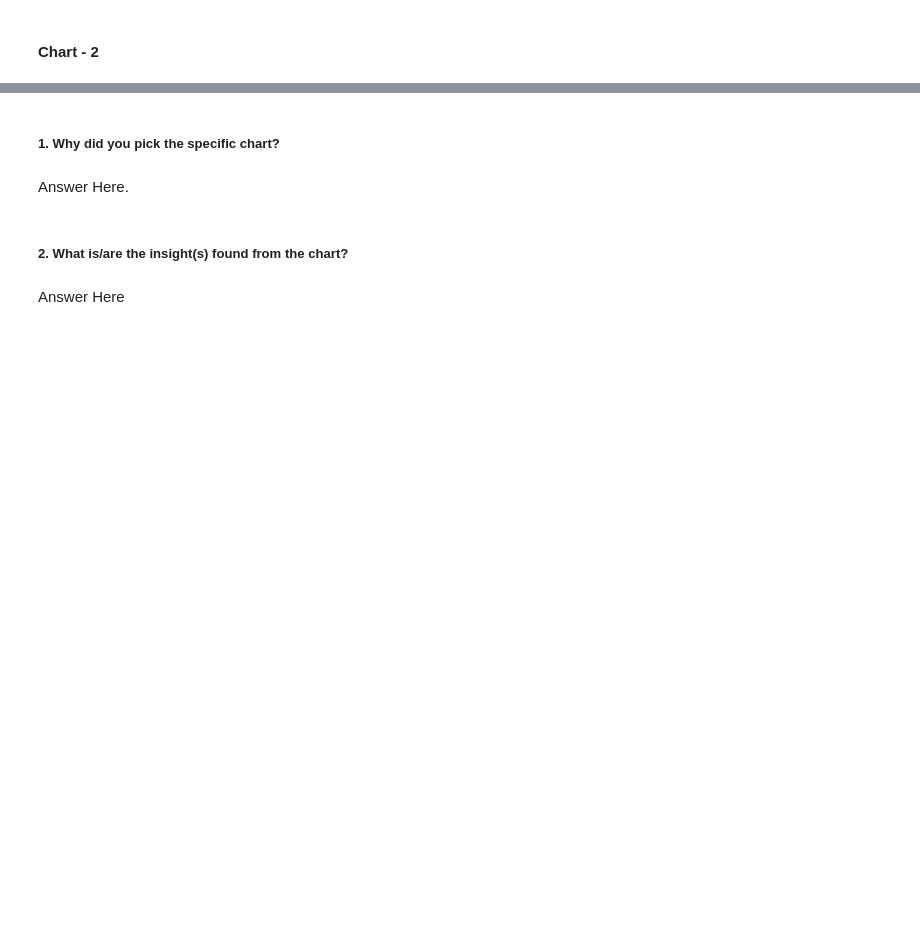
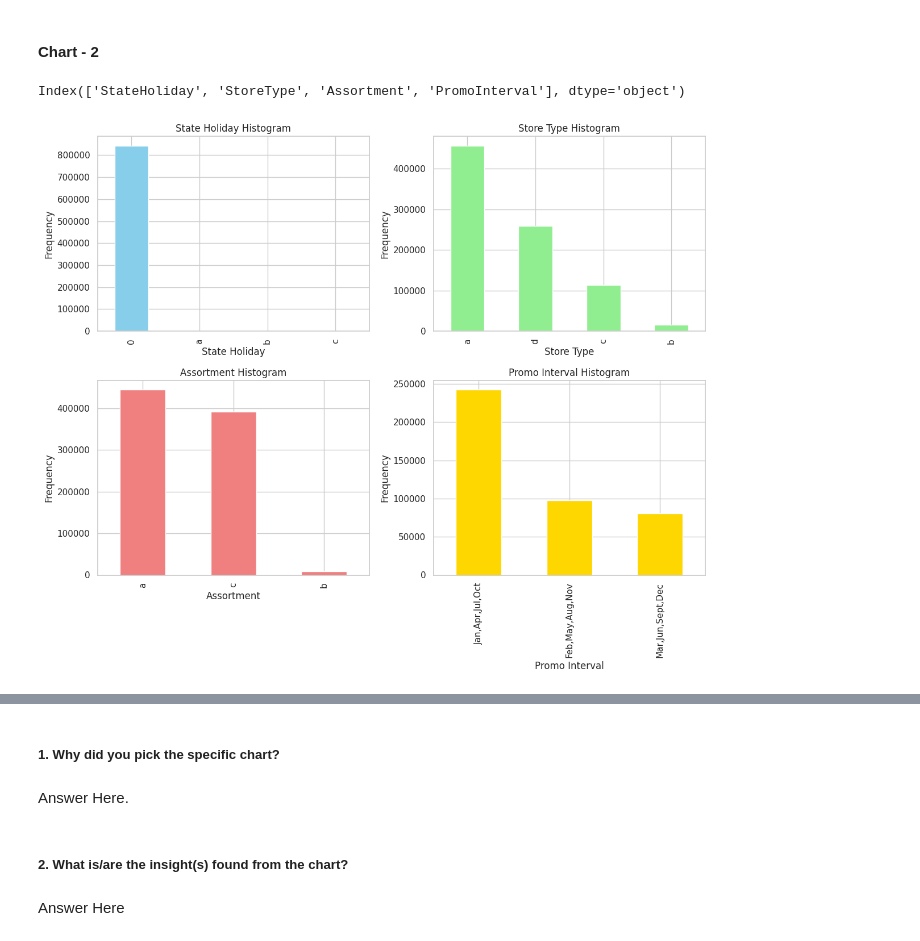
Before and after one commit to pvanand07/Retail-Sales-Prediction-Regression, a Jupyter notebook: Retail_Sales_Prediction_Regression.ipynb, the cells around one changed output, grey strips where cells are left out. Cells and saved outputs as stored; diff of their text form; code cells hidden in the pictures; blank space fills up the shorter version.

```diff
--- a/Retail_Sales_Prediction_Regression.ipynb
+++ b/Retail_Sales_Prediction_Regression.ipynb
@@ -523,0 +823,35 @@ Answer Here
+# %%
+df_m2.select_dtypes(include=['category']).columns
+# %% [output]
+Index(['StateHoliday', 'StoreType', 'Assortment', 'PromoInterval'], dtype='object')
+# %%
+import matplotlib.pyplot as plt
+import seaborn as sns
+
+sns.set(style="whitegrid")
+plt.figure(figsize=(12, 10))
+
+plt.subplot(2, 2, 1)
+plt1 = df_m2['StateHoliday'].value_counts().plot(kind='bar', color='skyblue')
+plt.title('State Holiday Histogram')
+plt1.set(xlabel='State Holiday', ylabel='Frequency')
+
+plt.subplot(2, 2, 2)
+plt2 = df_m2['StoreType'].value_counts().plot(kind='bar', color='lightgreen')
+plt.title('Store Type Histogram')
+plt2.set(xlabel='Store Type', ylabel='Frequency')
+
+plt.subplot(2, 2, 3)
+plt3 = df_m2['Assortment'].value_counts().plot(kind='bar', color='lightcoral')
+plt.title('Assortment Histogram')
+plt3.set(xlabel='Assortment', ylabel='Frequency')
+
+plt.subplot(2, 2, 4)
+plt4 = df_m2['PromoInterval'].value_counts().plot(kind='bar', color='gold')
+plt.title('Promo Interval Histogram')
+plt4.set(xlabel='Promo Interval', ylabel='Frequency')
+
+plt.tight_layout()
+plt.show()
+# %% [output]
+[figure, added]
```
Also changed, not shown: parts of 65 cells of this notebook.
